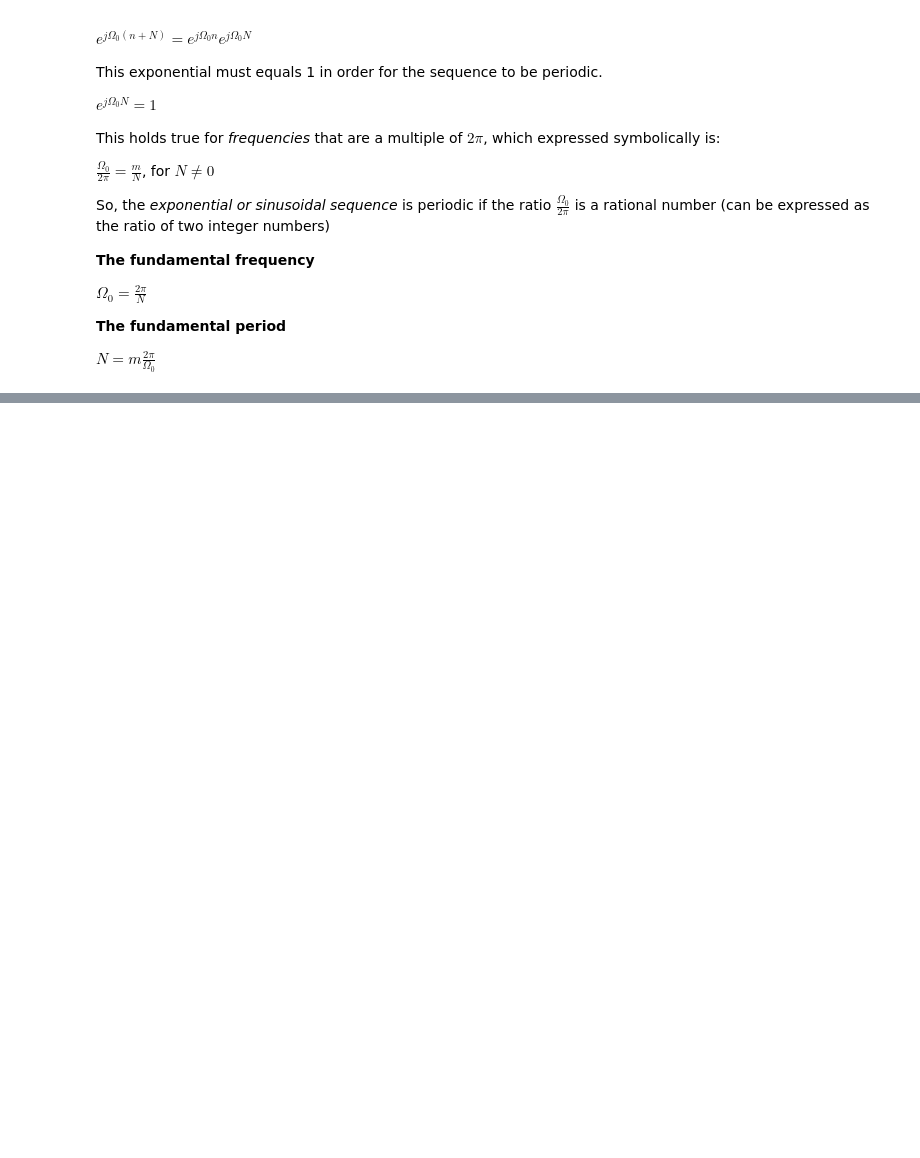
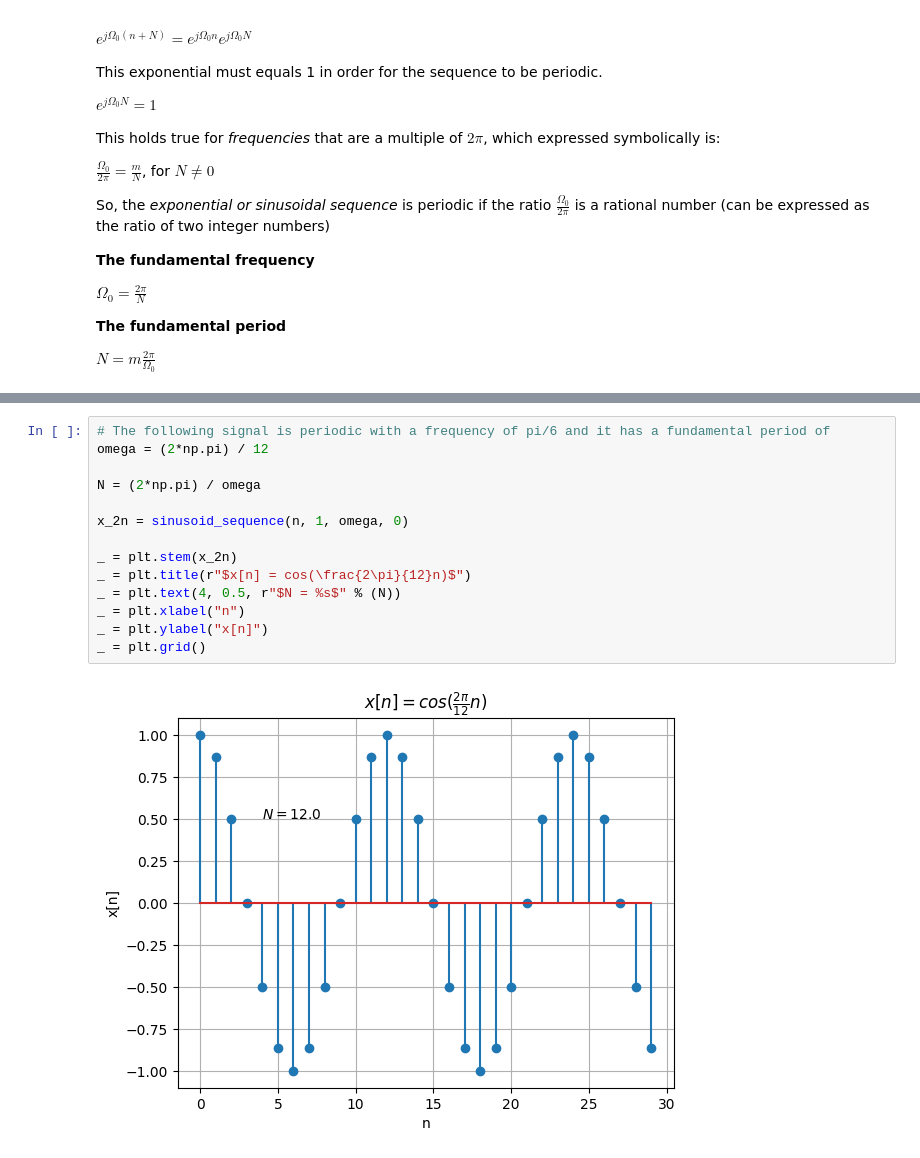
Before and after one commit to zjukd00m/SignalsAndSystems, a Jupyter notebook: Introduction/labs-01-exponentials.ipynb, the cells around one changed output, grey strips where cells are left out. Saved outputs shown, nothing was run; the diff lists cells and outputs as text; blank space fills up the shorter version.

```diff
--- a/Introduction/labs-01-exponentials.ipynb
+++ b/Introduction/labs-01-exponentials.ipynb
@@ -549,0 +631,16 @@ $N = m\frac{2\pi}{\Omega_0}$
+# %%
+# The following signal is periodic with a frequency of pi/6 and it has a fundamental period of
+omega = (2*np.pi) / 12
+
+N = (2*np.pi) / omega
+
+x_2n = sinusoid_sequence(n, 1, omega, 0)
+
+_ = plt.stem(x_2n)
+_ = plt.title(r"$x[n] = cos(\frac{2\pi}{12}n)$")
+_ = plt.text(4, 0.5, r"$N = %s$" % (N))
+_ = plt.xlabel("n")
+_ = plt.ylabel("x[n]")
+_ = plt.grid()
+# %% [output]
+[figure, added]
```
Also changed, not shown: parts of 9 cells of this notebook.
